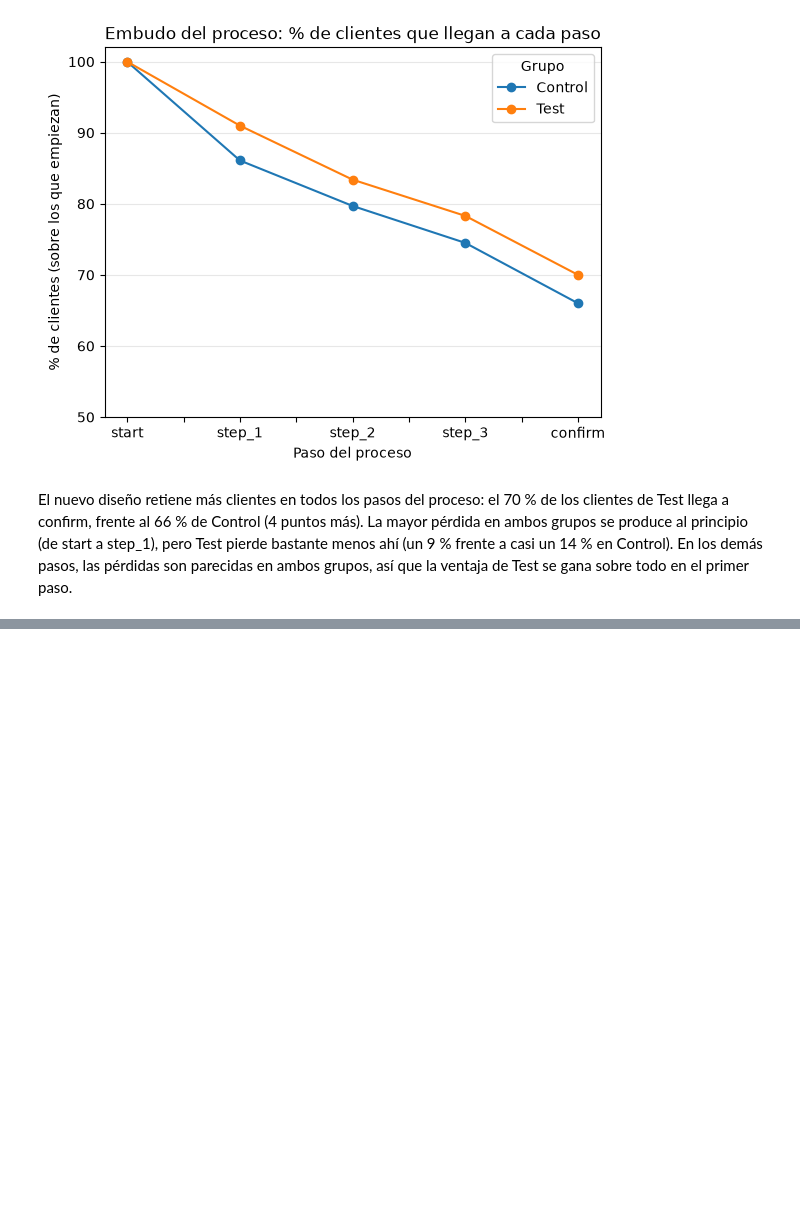
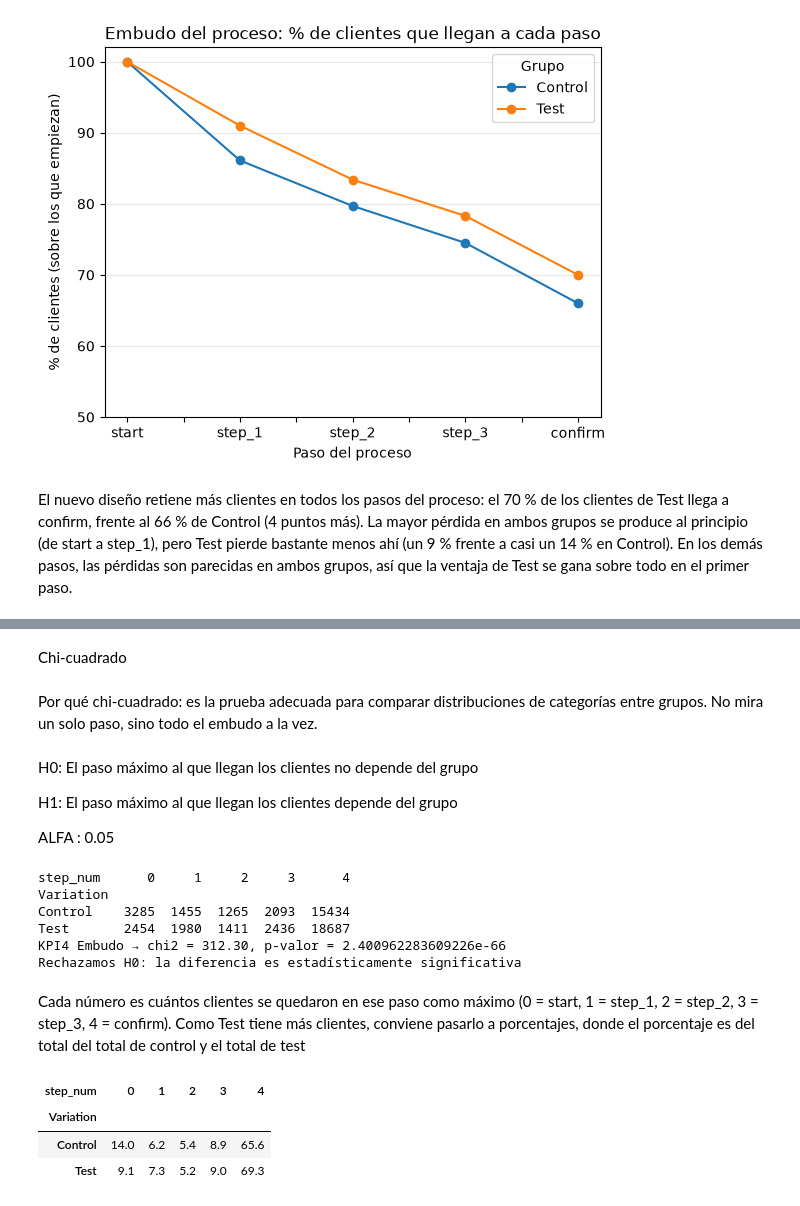
Before and after one commit to beafernandez22/Project_Vanguard_ab_Test, a Jupyter notebook: notebooks/trabajo_final.ipynb, the cells around one changed output, grey strips where cells are left out. Drawn from its saved outputs; the diff is of its cells as text; code cells hidden in the pictures; blank space fills up the shorter version.

```diff
--- a/notebooks/trabajo_final.ipynb
+++ b/notebooks/trabajo_final.ipynb
@@ -1197,0 +1240,35 @@ El nuevo diseño retiene más clientes en todos los pasos del proceso: el 70 % d
+# %% [markdown]
+Chi-cuadrado
+# %% [markdown]
+Por qué chi-cuadrado: es la prueba adecuada para comparar distribuciones de categorías entre grupos. No mira un solo paso, sino todo el embudo a la vez.
+# %% [markdown]
+H0: El paso máximo al que llegan los clientes no depende del grupo
+
+H1: El paso máximo al que llegan los clientes depende del grupo
+
+ALFA : 0.05
+# %%
+paso_max = web_ab.groupby(["client_id", "Variation"])["step_num"].max().reset_index()
+
+tabla = pd.crosstab(paso_max["Variation"], paso_max["step_num"])
+print(tabla)
+
+chi2, p, dof, esperados = chi2_contingency(tabla)
+print(f"KPI4 Embudo → chi2 = {chi2:.2f}, p-valor = {p}")
+print(conclusion(p))
+# %% [output]
+step_num      0     1     2     3      4
+Variation
+Control    3285  1455  1265  2093  15434
+Test       2454  1980  1411  2436  18687
+KPI4 Embudo → chi2 = 312.30, p-valor = 2.400962283609226e-66
+Rechazamos H0: la diferencia es estadísticamente significativa
+# %% [markdown]
+Cada número es cuántos clientes se quedaron en ese paso como máximo (0 = start, 1 = step_1, 2 = step_2, 3 = step_3, 4 = confirm). Como Test tiene más clientes, conviene pasarlo a porcentajes, donde el porcentaje es del total del total de control y el total de test
+# %%
+pd.crosstab(paso_max["Variation"], paso_max["step_num"], normalize="index").mul(100).round(1)
+# %% [output]
+| step_num | 0 | 1 | 2 | 3 | 4 |
+| Variation |  |  |  |  |  |
+| Control | 14.0 | 6.2 | 5.4 | 8.9 | 65.6 |
+| Test | 9.1 | 7.3 | 5.2 | 9.0 | 69.3 |
```
Also changed, not shown: parts of 16 cells of this notebook.
